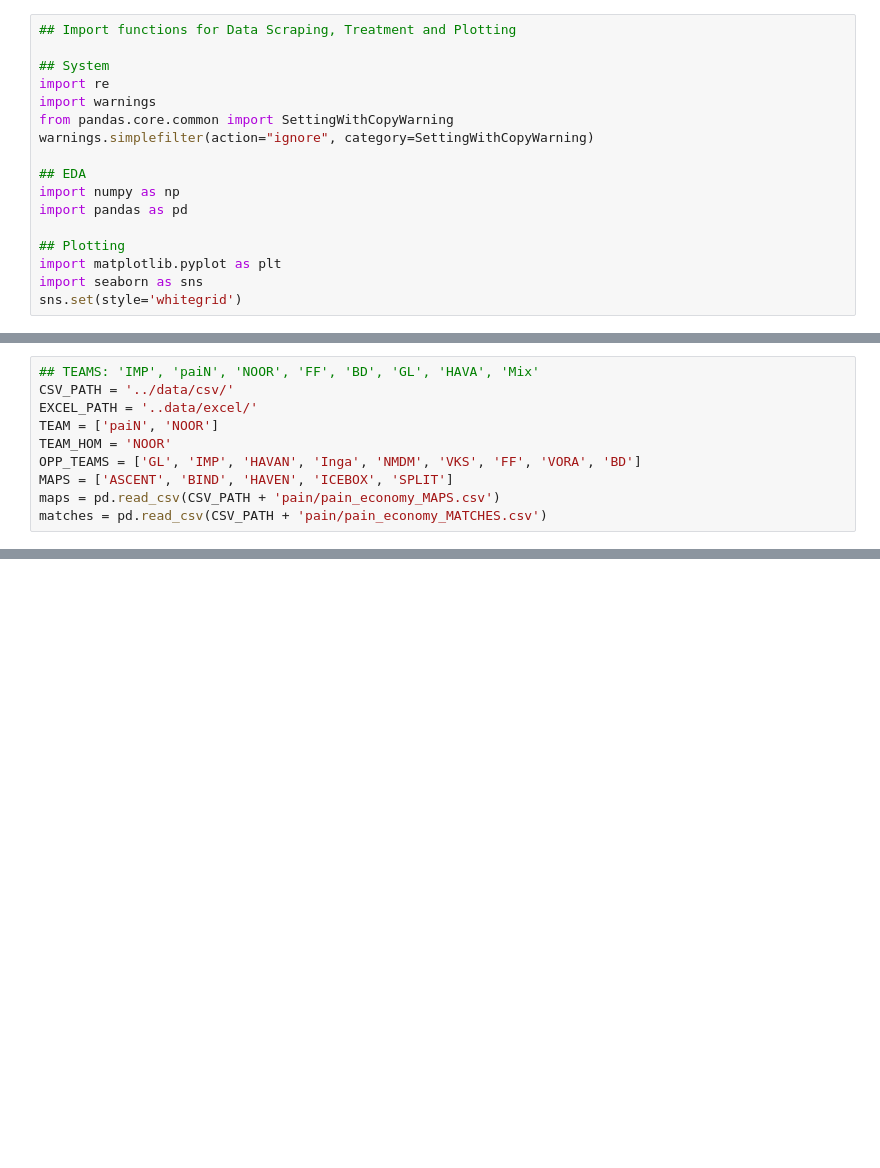
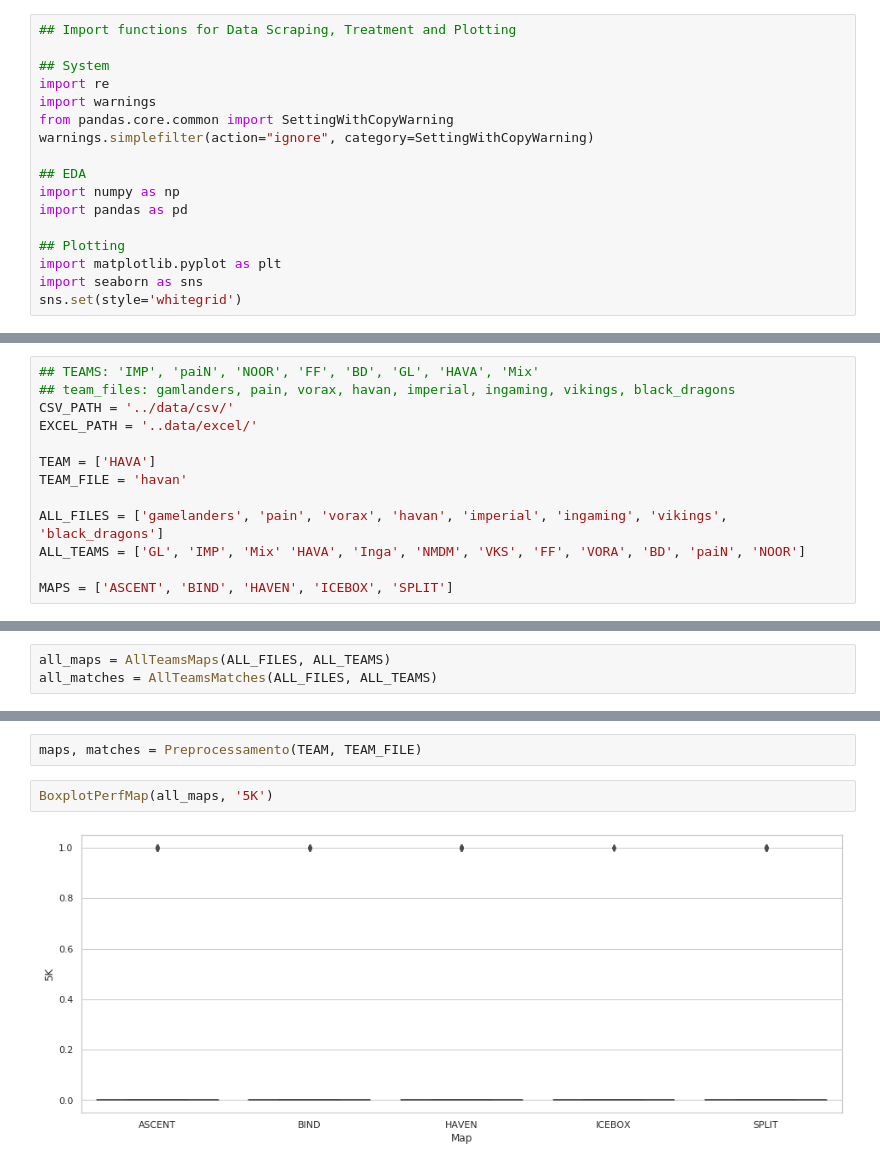
Before and after one commit to GabrielPerson/vlrgg-analytics, a Jupyter notebook: notebooks/EDA_PERFORMANCE.ipynb, the cells around one changed output, grey strips where cells are left out. Saved outputs shown, nothing was run; the diff lists cells and outputs as text; blank space fills up the shorter version.

```diff
--- a/notebooks/EDA_PERFORMANCE.ipynb
+++ b/notebooks/EDA_PERFORMANCE.ipynb
@@ -54,10 +104,13 @@ def FilterDict(col):
 # %%
 ## TEAMS: 'IMP', 'paiN', 'NOOR', 'FF', 'BD', 'GL', 'HAVA', 'Mix'
+## team_files: gamlanders, pain, vorax, havan, imperial, ingaming, vikings, black_dragons
 CSV_PATH = '../data/csv/'
 EXCEL_PATH = '..data/excel/'
-TEAM = ['paiN', 'NOOR']
-TEAM_HOM = 'NOOR'
-OPP_TEAMS = ['GL', 'IMP', 'HAVAN', 'Inga', 'NMDM', 'VKS', 'FF', 'VORA', 'BD']
+
+TEAM = ['HAVA']
+TEAM_FILE = 'havan'
+
+ALL_FILES = ['gamelanders', 'pain', 'vorax', 'havan', 'imperial', 'ingaming', 'vikings', 'black_dragons']
+ALL_TEAMS = ['GL', 'IMP', 'Mix' 'HAVA', 'Inga', 'NMDM', 'VKS', 'FF', 'VORA', 'BD', 'paiN', 'NOOR']
+
 MAPS = ['ASCENT', 'BIND', 'HAVEN', 'ICEBOX', 'SPLIT']
-maps = pd.read_csv(CSV_PATH + 'pain/pain_economy_MAPS.csv')
-matches = pd.read_csv(CSV_PATH + 'pain/pain_economy_MATCHES.csv')
@@ -108,0 +119,3 @@ for map in MAPS:
+# %%
+all_maps = AllTeamsMaps(ALL_FILES, ALL_TEAMS)
+all_matches = AllTeamsMatches(ALL_FILES, ALL_TEAMS)
@@ -108,0 +140,6 @@ for map in MAPS:
+# %%
+maps, matches = Preprocessamento(TEAM, TEAM_FILE)
+# %%
+BoxplotPerfMap(all_maps, '5K')
+# %% [output]
+[figure, added]
```
Also changed, not shown: parts of 10 cells of this notebook, 6 other files.
